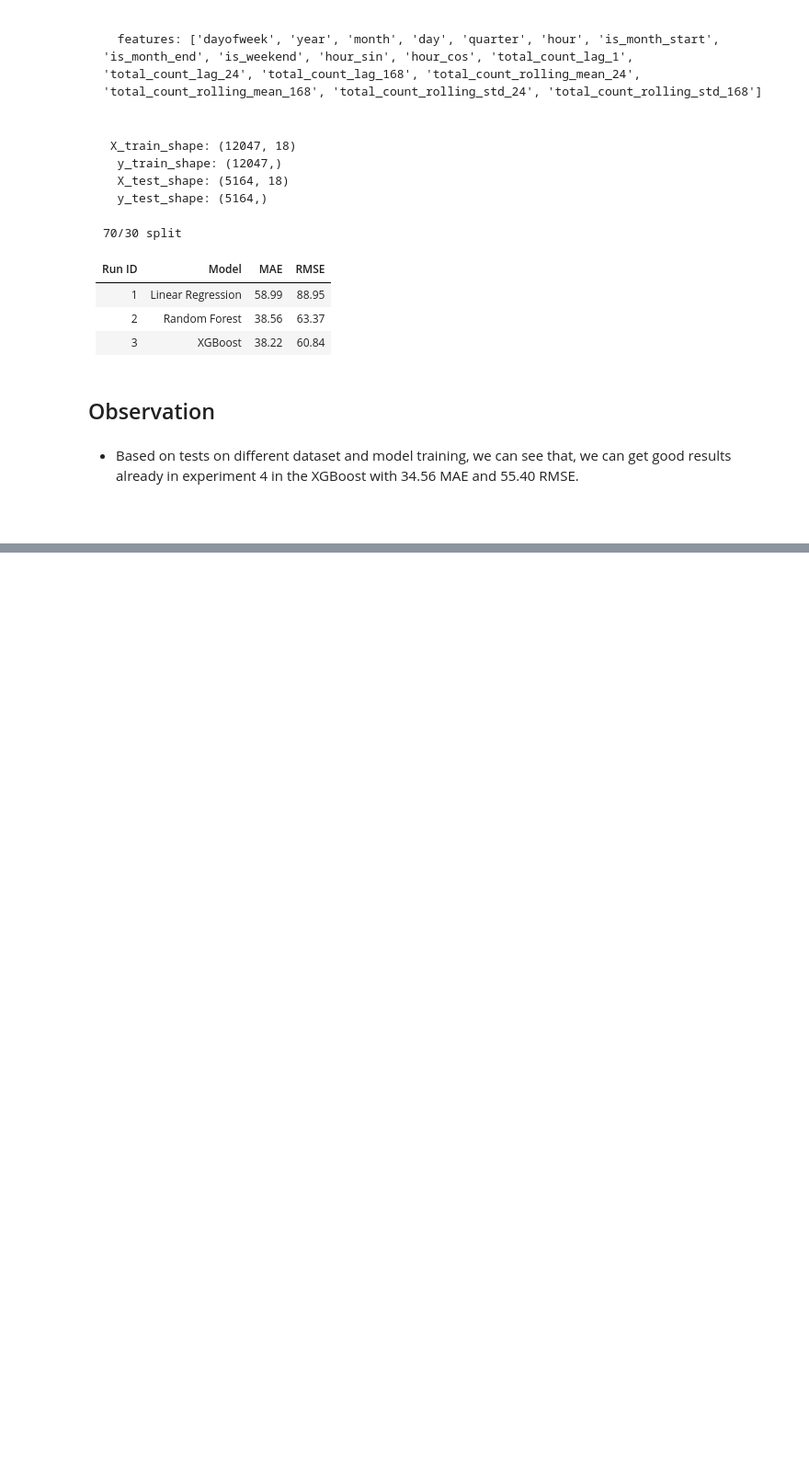
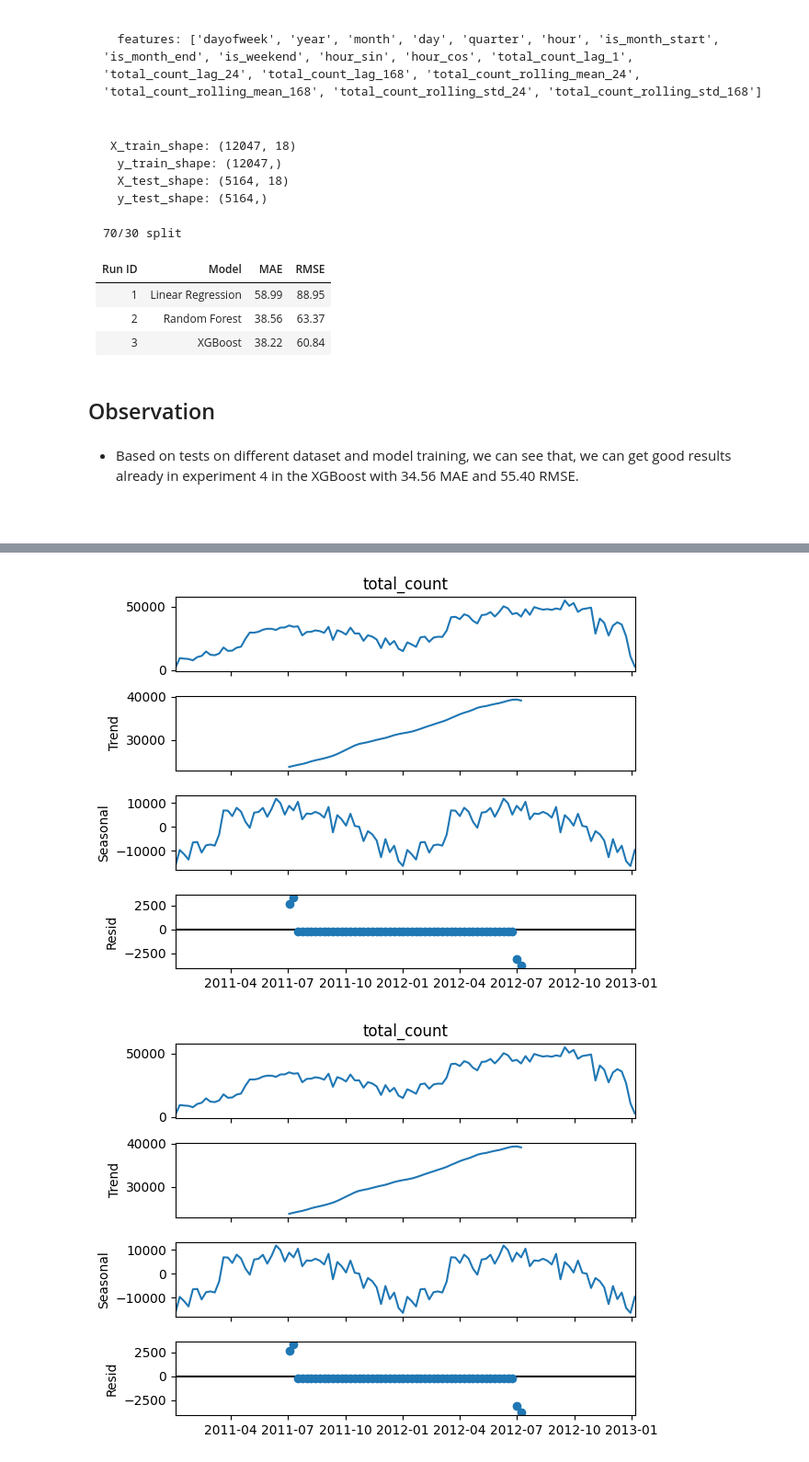
Before and after one commit to jayeshmanani/MLOps-Level3, a Jupyter notebook: week-3/eda.ipynb, the cells around one changed output, grey strips where cells are left out. Shown at 92% size. Drawn from its saved outputs; the diff is of its cells as text; code cells hidden in the pictures; blank space fills up the shorter version.

```diff
--- a/week-3/eda.ipynb
+++ b/week-3/eda.ipynb
@@ -710,0 +725,13 @@ features: ['dayofweek', 'year', 'month', 'day', 'quarter', 'hour', 'is_month_sta
+# %%
+ts_weekly = ts.resample("W").sum()
+
+result = seasonal_decompose(
+    ts_weekly,
+    model="additive",
+    period=52,  # yearly seasonality in weeks
+)
+
+result.plot()
+# %% [output]
+[figure, added]
+[figure, added]
```
Also changed, not shown: parts of 12 cells of this notebook, 2 other files.
